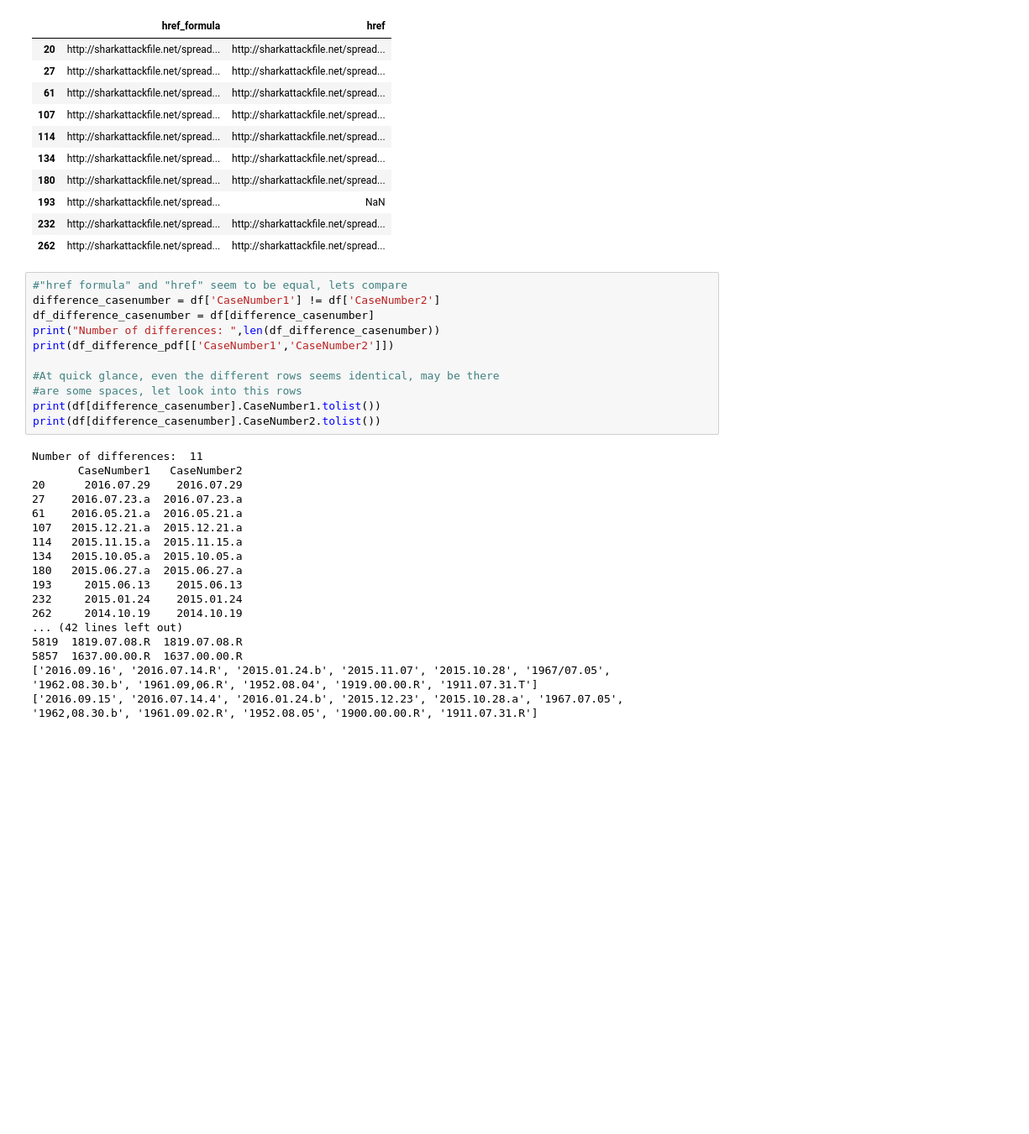
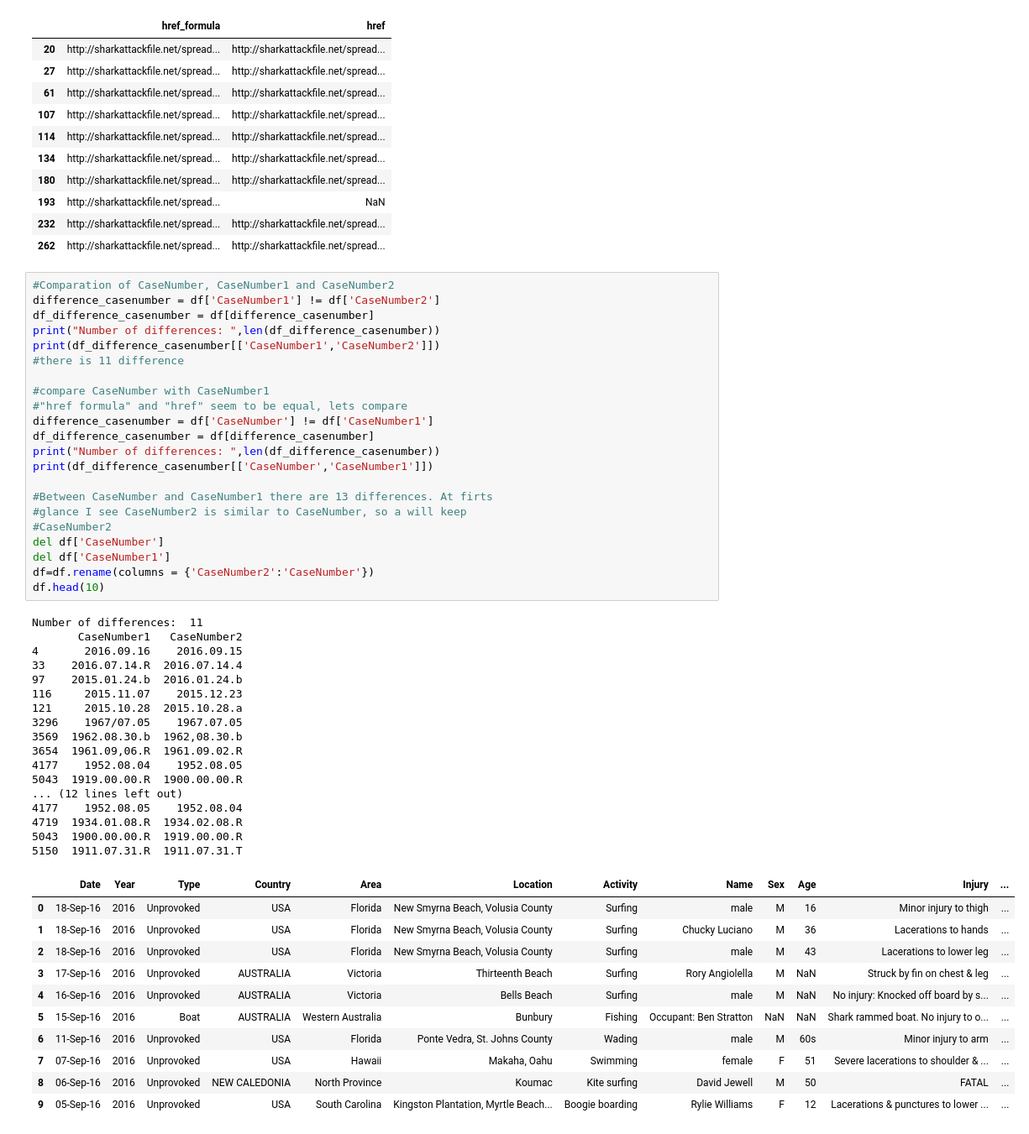
Before and after one commit to davidlafuentem/data-labs, a Jupyter notebook: module-1/pandas-project/your-code/data-wrangling.ipynb, the cells around one changed output. Shown at 84% size. Cells and saved outputs as stored; diff of their text form; blank space fills up the shorter version.

```diff
--- a/module-1/pandas-project/your-code/data-wrangling.ipynb
+++ b/module-1/pandas-project/your-code/data-wrangling.ipynb
@@ -86,32 +86,54 @@ Number of differences:  54
 | 193 | http://sharkattackfile.net/spread... | NaN |
 | 232 | http://sharkattackfile.net/spread... | http://sharkattackfile.net/spread... |
 | 262 | http://sharkattackfile.net/spread... | http://sharkattackfile.net/spread... |
-# %%
-#"href formula" and "href" seem to be equal, lets compare
-difference_casenumber = df['CaseNumber1'] != df['CaseNumber2']
-df_difference_casenumber = df[difference_casenumber]
-print("Number of differences: ",len(df_difference_casenumber))
-print(df_difference_pdf[['CaseNumber1','CaseNumber2']])
-
-#At quick glance, even the different rows seems identical, may be there
-#are some spaces, let look into this rows
-print(df[difference_casenumber].CaseNumber1.tolist())
-print(df[difference_casenumber].CaseNumber2.tolist())
-# %% [output]
-Number of differences:  11
-       CaseNumber1   CaseNumber2
-20      2016.07.29    2016.07.29
-27    2016.07.23.a  2016.07.23.a
-61    2016.05.21.a  2016.05.21.a
-107   2015.12.21.a  2015.12.21.a
-114   2015.11.15.a  2015.11.15.a
-134   2015.10.05.a  2015.10.05.a
-180   2015.06.27.a  2015.06.27.a
-193     2015.06.13    2015.06.13
-232     2015.01.24    2015.01.24
-262     2014.10.19    2014.10.19
-... (42 lines left out)
-5819  1819.07.08.R  1819.07.08.R
-5857  1637.00.00.R  1637.00.00.R
-['2016.09.16', '2016.07.14.R', '2015.01.24.b', '2015.11.07', '2015.10.28', '1967/07.05', '1962.08.30.b', '1961.09,06.R', '1952.08.04', '1919.00.00.R', '1911.07.31.T']
-['2016.09.15', '2016.07.14.4', '2016.01.24.b', '2015.12.23', '2015.10.28.a', '1967.07.05', '1962,08.30.b', '1961.09.02.R', '1952.08.05', '1900.00.00.R', '1911.07.31.R']
+# %%
+#Comparation of CaseNumber, CaseNumber1 and CaseNumber2
+difference_casenumber = df['CaseNumber1'] != df['CaseNumber2']
+df_difference_casenumber = df[difference_casenumber]
+print("Number of differences: ",len(df_difference_casenumber))
+print(df_difference_casenumber[['CaseNumber1','CaseNumber2']])
+#there is 11 difference
+
+#compare CaseNumber with CaseNumber1
+#"href formula" and "href" seem to be equal, lets compare
+difference_casenumber = df['CaseNumber'] != df['CaseNumber1']
+df_difference_casenumber = df[difference_casenumber]
+print("Number of differences: ",len(df_difference_casenumber))
+print(df_difference_casenumber[['CaseNumber','CaseNumber1']])
+
+#Between CaseNumber and CaseNumber1 there are 13 differences. At firts
+#glance I see CaseNumber2 is similar to CaseNumber, so a will keep
+#CaseNumber2
+del df['CaseNumber']
+del df['CaseNumber1']
+df=df.rename(columns = {'CaseNumber2':'CaseNumber'})
+df.head(10)
+# %% [output]
+Number of differences:  11
+       CaseNumber1   CaseNumber2
+4       2016.09.16    2016.09.15
+33    2016.07.14.R  2016.07.14.4
+97    2015.01.24.b  2016.01.24.b
+116     2015.11.07    2015.12.23
+121     2015.10.28  2015.10.28.a
+3296    1967/07.05    1967.07.05
+3569  1962.08.30.b  1962,08.30.b
+3654  1961.09,06.R  1961.09.02.R
+4177    1952.08.04    1952.08.05
+5043  1919.00.00.R  1900.00.00.R
+... (12 lines left out)
+4177    1952.08.05    1952.08.04
+4719  1934.01.08.R  1934.02.08.R
+5043  1900.00.00.R  1919.00.00.R
+5150  1911.07.31.R  1911.07.31.T
+|  | Date | Year | Type | Country | Area | Location | Activity | Name | Sex | Age | Injury | ... |
+| 0 | 18-Sep-16 | 2016 | Unprovoked | USA | Florida | New Smyrna Beach, Volusia County | Surfing | male | M | 16 | Minor injury to thigh | ... |
+| 1 | 18-Sep-16 | 2016 | Unprovoked | USA | Florida | New Smyrna Beach, Volusia County | Surfing | Chucky Luciano | M | 36 | Lacerations to hands | ... |
+| 2 | 18-Sep-16 | 2016 | Unprovoked | USA | Florida | New Smyrna Beach, Volusia County | Surfing | male | M | 43 | Lacerations to lower leg | ... |
+| 3 | 17-Sep-16 | 2016 | Unprovoked | AUSTRALIA | Victoria | Thirteenth Beach | Surfing | Rory Angiolella | M | NaN | Struck by fin on chest & leg | ... |
+| 4 | 16-Sep-16 | 2016 | Unprovoked | AUSTRALIA | Victoria | Bells Beach | Surfing | male | M | NaN | No injury: Knocked off board by s... | ... |
+| 5 | 15-Sep-16 | 2016 | Boat | AUSTRALIA | Western Australia | Bunbury | Fishing | Occupant: Ben Stratton | NaN | NaN | Shark rammed boat. No injury to o... | ... |
+| 6 | 11-Sep-16 | 2016 | Unprovoked | USA | Florida | Ponte Vedra, St. Johns County | Wading | male | M | 60s | Minor injury to arm | ... |
+| 7 | 07-Sep-16 | 2016 | Unprovoked | USA | Hawaii | Makaha, Oahu | Swimming | female | F | 51 | Severe lacerations to shoulder & ... | ... |
+| 8 | 06-Sep-16 | 2016 | Unprovoked | NEW CALEDONIA | North Province | Koumac | Kite surfing | David Jewell | M | 50 | FATAL | ... |
+| 9 | 05-Sep-16 | 2016 | Unprovoked | USA | South Carolina | Kingston Plantation, Myrtle Beach... | Boogie boarding | Rylie Williams | F | 12 | Lacerations & punctures to lower ... | ... |
```
Also changed, not shown: parts of 1 cell of this notebook, 1 other file.
